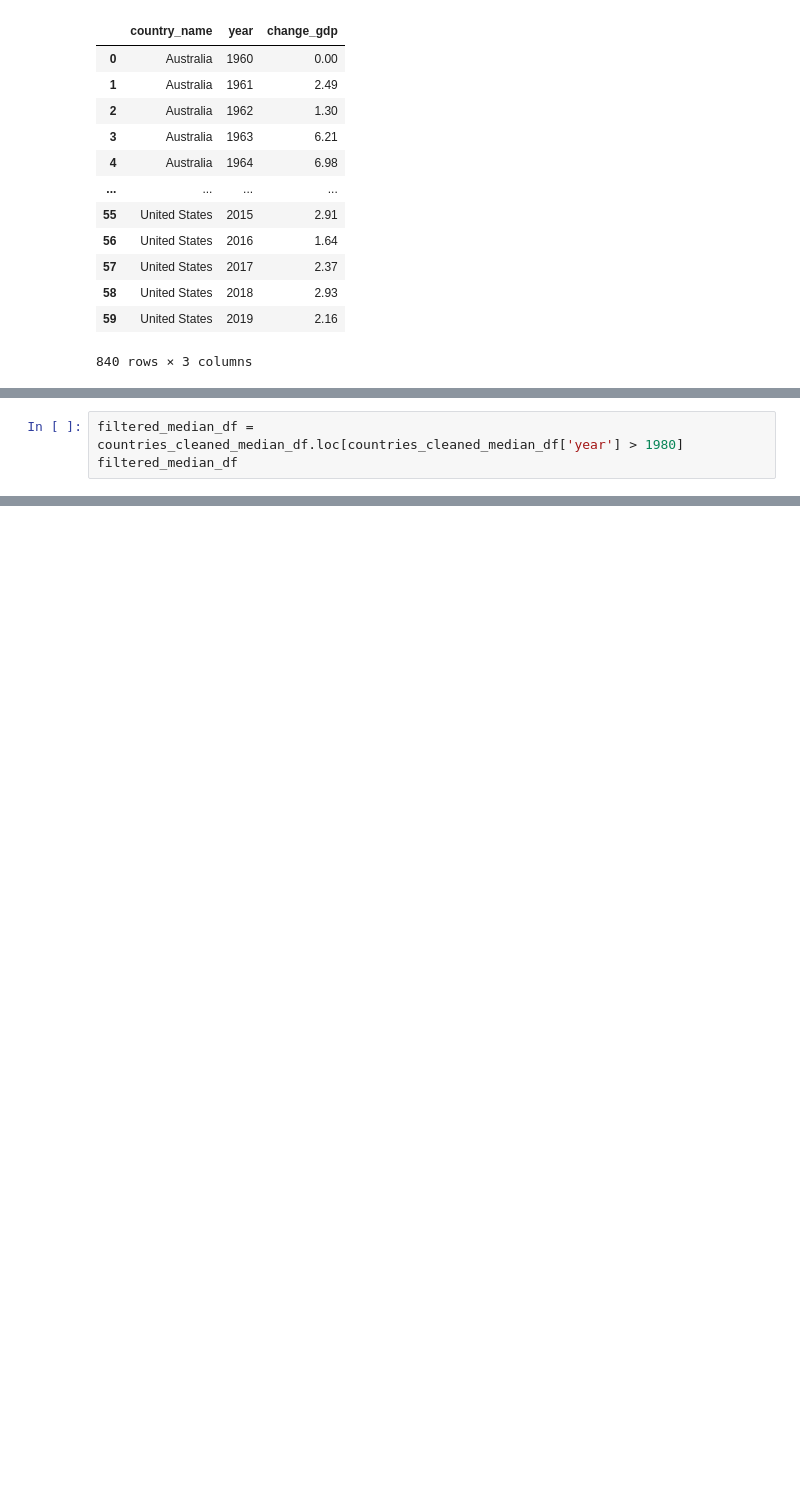
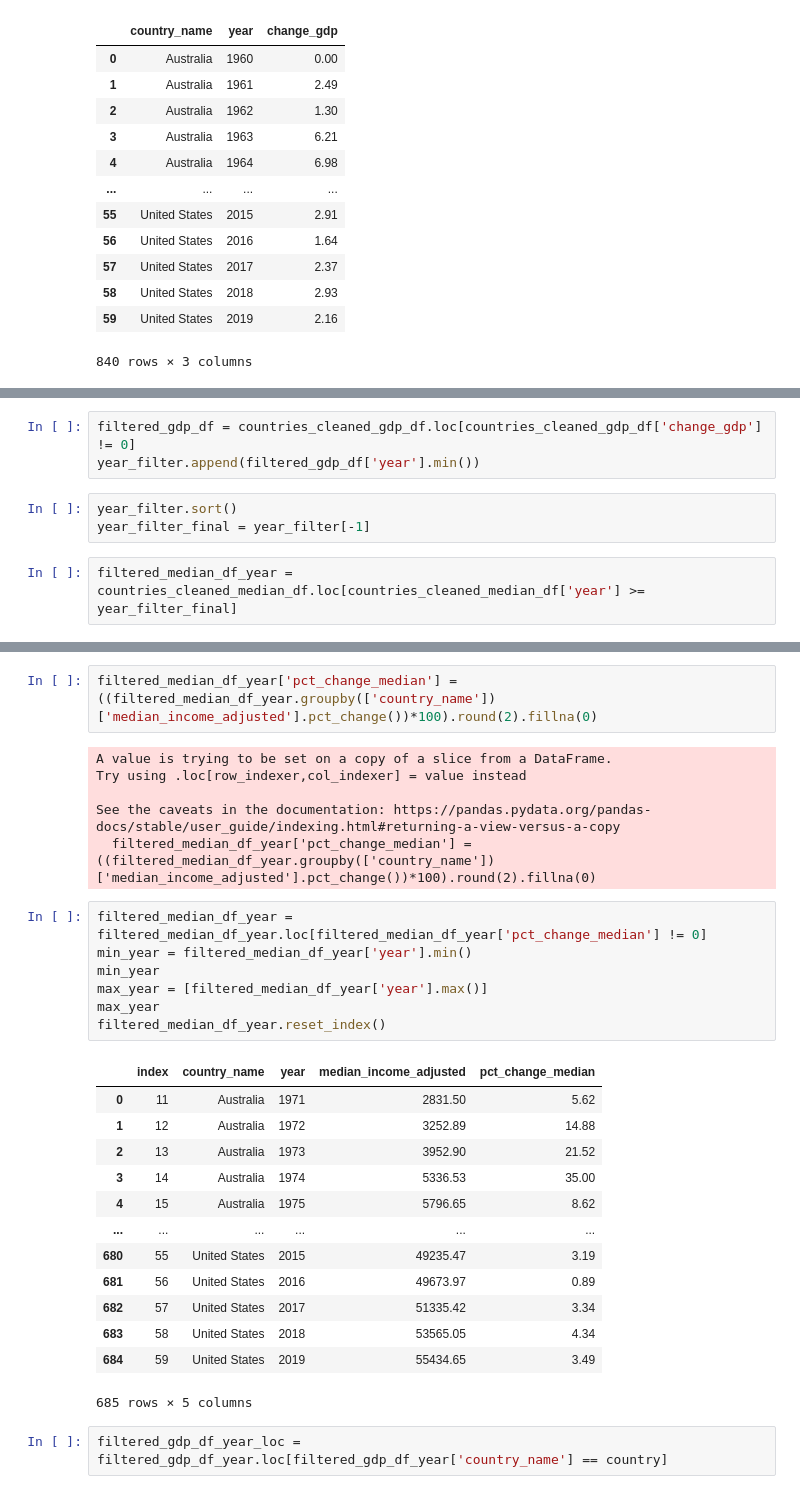
Before and after one commit to ryhigashi/ETL-Project, a Jupyter notebook: ETL-project-robert.ipynb, the cells around one changed output, grey strips where cells are left out. Saved outputs shown, nothing was run; the diff lists cells and outputs as text; blank space fills up the shorter version.

Commit message:
added statistical analysis to the tables

```diff
--- a/ETL-project-robert.ipynb
+++ b/ETL-project-robert.ipynb
@@ -125,3 +130,8 @@ countries_cleaned_gdp_df
+# %%
+filtered_gdp_df = countries_cleaned_gdp_df.loc[countries_cleaned_gdp_df['change_gdp'] != 0]
+year_filter.append(filtered_gdp_df['year'].min())
+# %%
+year_filter.sort()
+year_filter_final = year_filter[-1]
 # %%
-filtered_median_df = countries_cleaned_median_df.loc[countries_cleaned_median_df['year'] > 1980]
-filtered_median_df
+filtered_median_df_year = countries_cleaned_median_df.loc[countries_cleaned_median_df['year'] >= year_filter_final]
@@ -158,0 +172,31 @@ filtered_gdp_df
+# %%
+filtered_median_df_year['pct_change_median'] = ((filtered_median_df_year.groupby(['country_name'])['median_income_adjusted'].pct_change())*100).round(2).fillna(0)
+# %% [output]
+A value is trying to be set on a copy of a slice from a DataFrame.
+Try using .loc[row_indexer,col_indexer] = value instead
+
+See the caveats in the documentation: https://pandas.pydata.org/pandas-docs/stable/user_guide/indexing.html#returning-a-view-versus-a-copy
+  filtered_median_df_year['pct_change_median'] = ((filtered_median_df_year.groupby(['country_name'])['median_income_adjusted'].pct_change())*100).round(2).fillna(0)
+# %%
+filtered_median_df_year = filtered_median_df_year.loc[filtered_median_df_year['pct_change_median'] != 0]
+min_year = filtered_median_df_year['year'].min()
+min_year
+max_year = [filtered_median_df_year['year'].max()]
+max_year
+filtered_median_df_year.reset_index()
+# %% [output]
+|  | index | country_name | year | median_income_adjusted | pct_change_median |
+| 0 | 11 | Australia | 1971 | 2831.50 | 5.62 |
+| 1 | 12 | Australia | 1972 | 3252.89 | 14.88 |
+| 2 | 13 | Australia | 1973 | 3952.90 | 21.52 |
+| 3 | 14 | Australia | 1974 | 5336.53 | 35.00 |
+| 4 | 15 | Australia | 1975 | 5796.65 | 8.62 |
+| ... | ... | ... | ... | ... | ... |
+| 680 | 55 | United States | 2015 | 49235.47 | 3.19 |
+| 681 | 56 | United States | 2016 | 49673.97 | 0.89 |
+| 682 | 57 | United States | 2017 | 51335.42 | 3.34 |
+| 683 | 58 | United States | 2018 | 53565.05 | 4.34 |
+| 684 | 59 | United States | 2019 | 55434.65 | 3.49 |
+685 rows × 5 columns
+# %%
+filtered_gdp_df_year_loc = filtered_gdp_df_year.loc[filtered_gdp_df_year['country_name'] == country]
```
Also changed, not shown: parts of 17 cells of this notebook.
